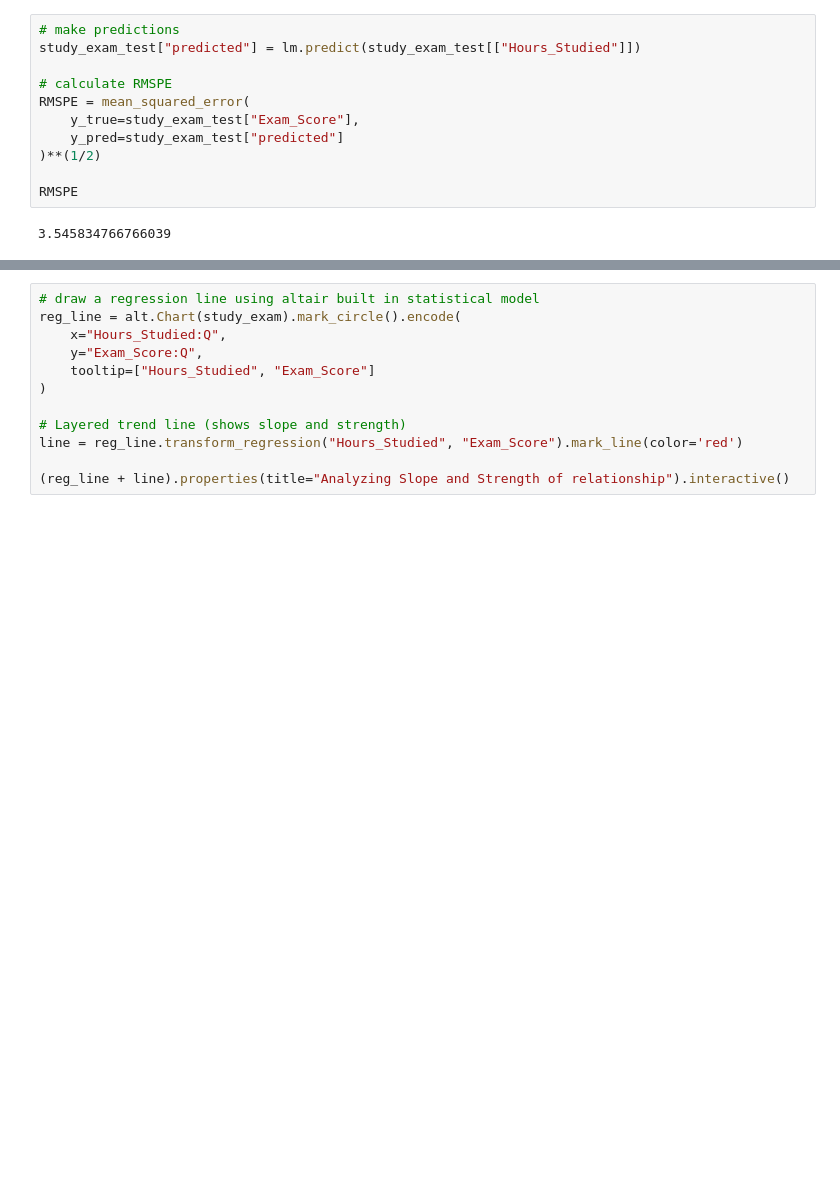
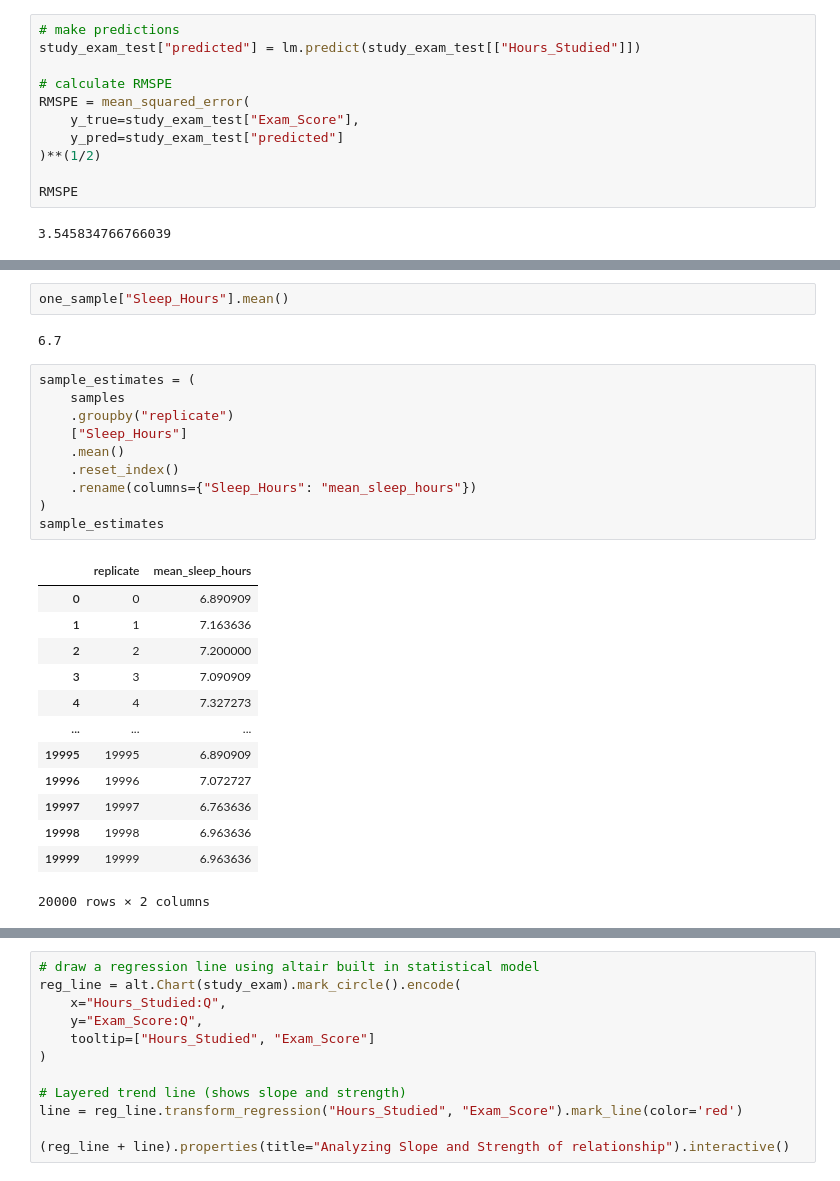
Before and after one commit to Zarib25/MATH608_FinalProject, a Jupyter notebook: FinalProject25.ipynb, the cells around one changed output, grey strips where cells are left out. Drawn from its saved outputs; the diff is of its cells as text; blank space fills up the shorter version.

```diff
--- a/FinalProject25.ipynb
+++ b/FinalProject25.ipynb
@@ -423,0 +552,28 @@ exam_preds_plot
+# %%
+one_sample["Sleep_Hours"].mean()
+# %% [output]
+6.7
+# %%
+sample_estimates = (
+    samples
+    .groupby("replicate")
+    ["Sleep_Hours"]
+    .mean()
+    .reset_index()
+    .rename(columns={"Sleep_Hours": "mean_sleep_hours"})
+)
+sample_estimates
+# %% [output]
+|  | replicate | mean_sleep_hours |
+| 0 | 0 | 6.890909 |
+| 1 | 1 | 7.163636 |
+| 2 | 2 | 7.200000 |
+| 3 | 3 | 7.090909 |
+| 4 | 4 | 7.327273 |
+| ... | ... | ... |
+| 19995 | 19995 | 6.890909 |
+| 19996 | 19996 | 7.072727 |
+| 19997 | 19997 | 6.763636 |
+| 19998 | 19998 | 6.963636 |
+| 19999 | 19999 | 6.963636 |
+20000 rows × 2 columns
```
Also changed, not shown: parts of 15 cells of this notebook.
